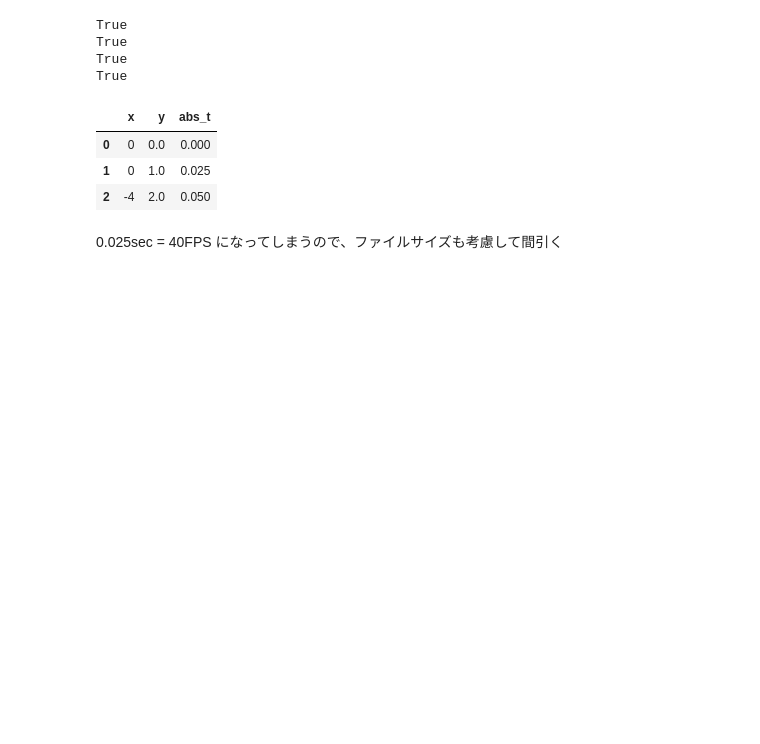
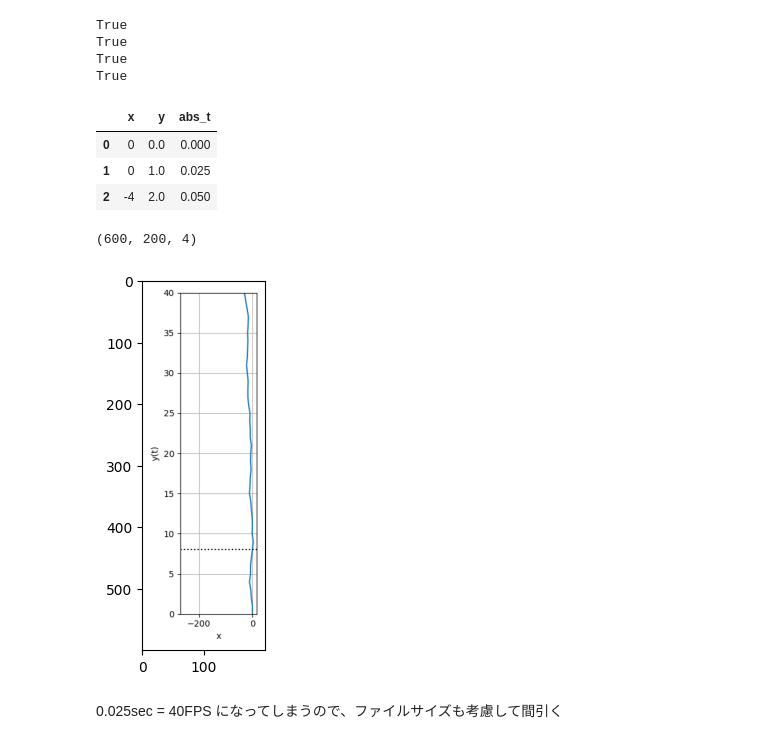
Before and after one commit to smaeyamada/forJ, a Jupyter notebook: test_video.ipynb, the cells around one changed output. Cells and saved outputs as stored; diff of their text form; code cells hidden in the pictures; blank space fills up the shorter version.

Commit message:
fix: change the make_trend_frame function

```diff
--- a/test_video.ipynb
+++ b/test_video.ipynb
@@ -88,14 +88,28 @@ def make_trend_frame(fno, fig, ax):
     ⇒ 切る位置がシビアなので、長いグラフ案は却下。
     イメージだけ作っておいて、axhlineとxlim,ylimで表示位置確定させる
     """
-    hline = fno * 1 / out_fps
+    hline = fno * 1 / out_fps    # 恐らく時間軸
+    ymin = hline - 20 if hline > 20 else 0
+    ymax = ymin + 40
     ax.axhline(hline, color='black', linestyle="dotted")
+    ax.set_ylim(ymin, ymax)
     fig.tight_layout()
 
     fig.canvas.draw()    # Figure をレンダリング
     data = np.array(fig.canvas.renderer.buffer_rgba())    # 画像をバイト列で取得
     w, h = fig.canvas.get_width_height()    # 画像の大きさを取得
+    plt.close()
     return data
+# %%
+fig, ax = make_trend_all(df[["x", "y"]], [])
+fno = 200
+data = make_trend_frame(fno, fig, ax)
+print(data.shape)
+plt.imshow(data)
+plt.show()
+# %% [output]
+(600, 200, 4)
+[figure, added]
 # %% [markdown]
 0.025sec = 40FPS になってしまうので、ファイルサイズも考慮して間引く
 # %%
```
